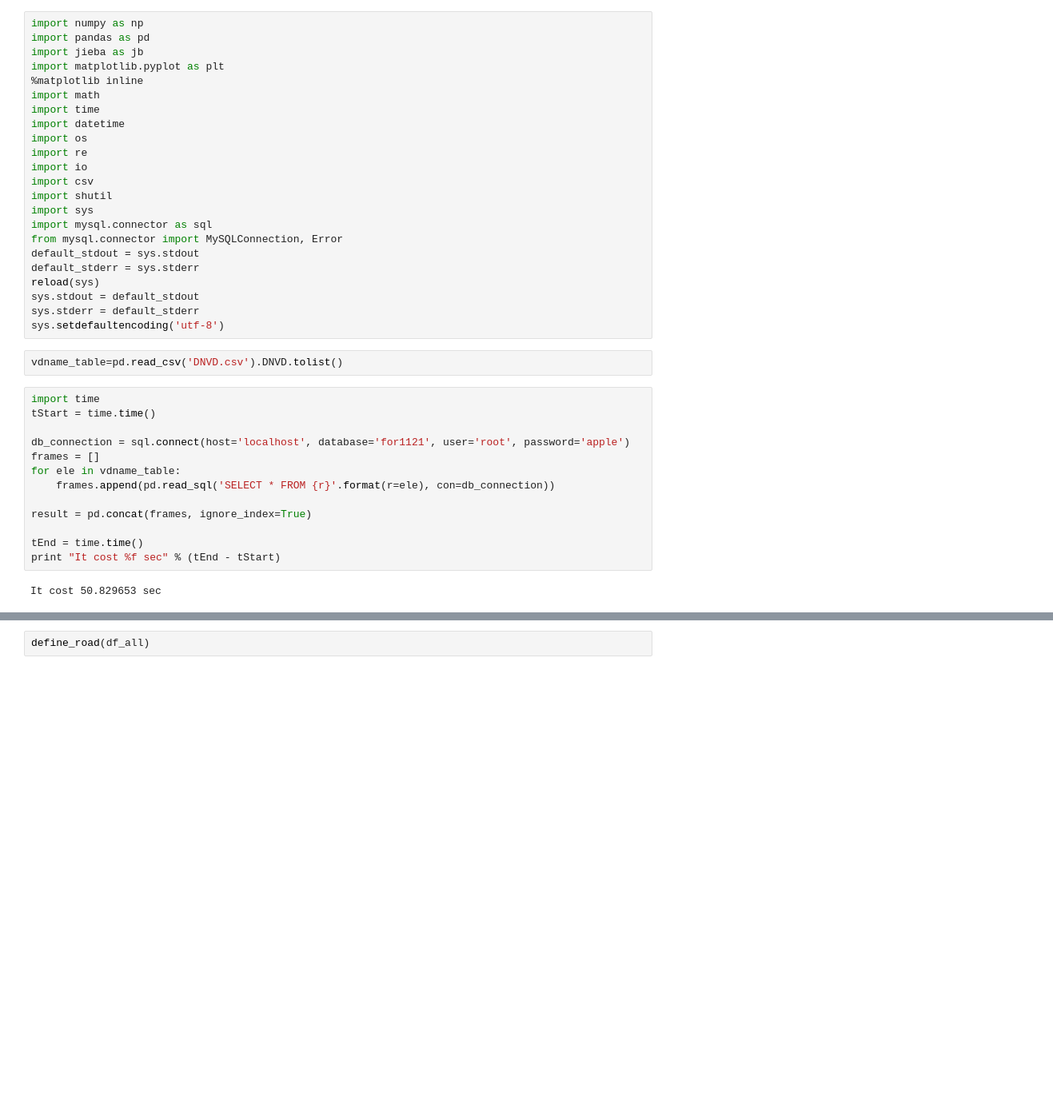
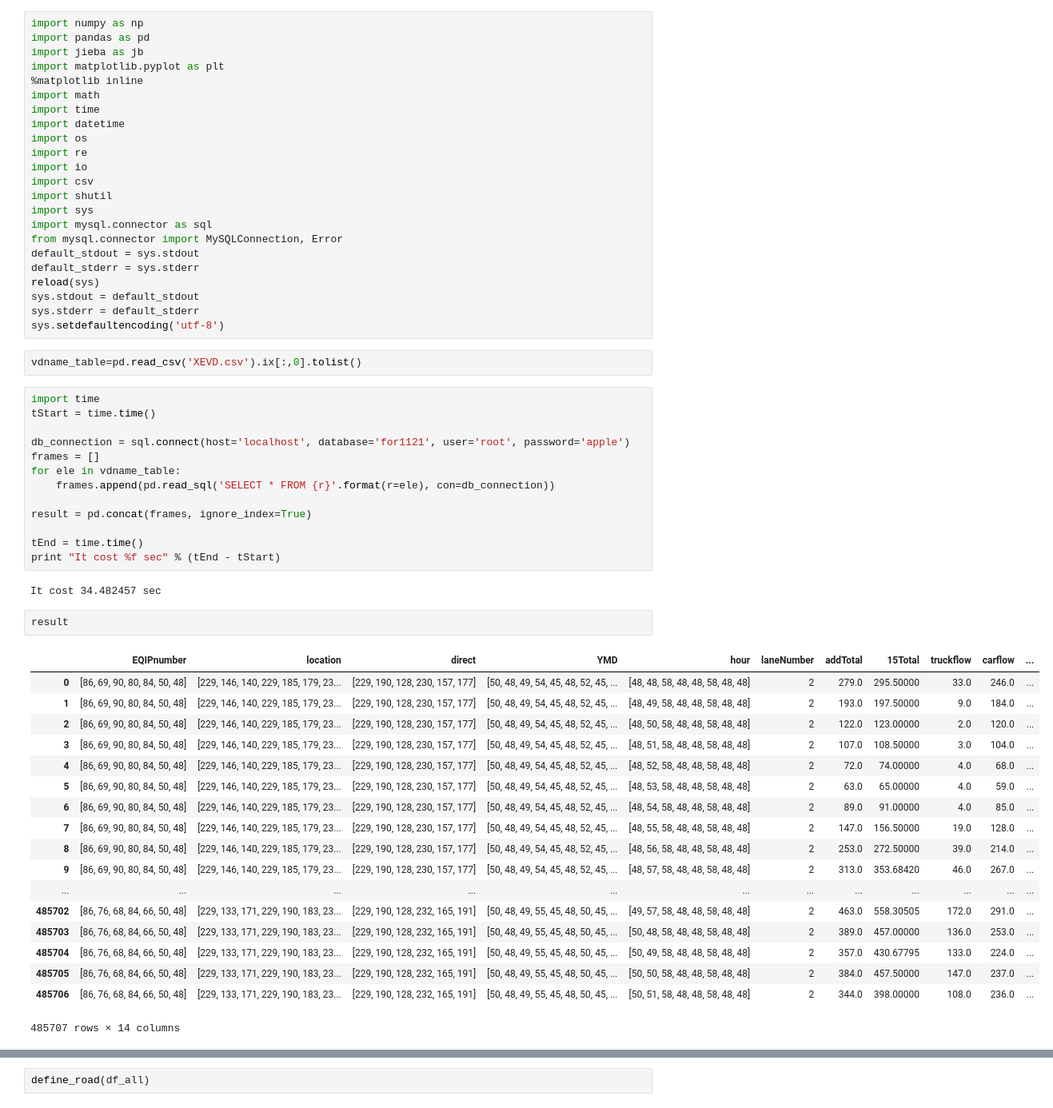
Before and after one commit to JhangShengLuo/traffic_etl, a Jupyter notebook: zc_pandas.ipynb, the cells around one changed output, grey strips where cells are left out. Shown at 80% size. Cells and saved outputs as stored; diff of their text form; blank space fills up the shorter version.

```diff
--- a/zc_pandas.ipynb
+++ b/zc_pandas.ipynb
@@ -22,7 +22,7 @@ sys.stdout = default_stdout
 sys.stderr = default_stderr
 sys.setdefaultencoding('utf-8')
 # %%
-vdname_table=pd.read_csv('DNVD.csv').DNVD.tolist()
+vdname_table=pd.read_csv('XEVD.csv').ix[:,0].tolist()
 # %%
 import time
 tStart = time.time()
@@ -37,7 +37,28 @@ result = pd.concat(frames, ignore_index=True)
 tEnd = time.time()
 print "It cost %f sec" % (tEnd - tStart)
 # %% [output]
-It cost 50.829653 sec
+It cost 34.482457 sec
+# %%
+result
+# %% [output]
+|  | EQIPnumber | location | direct | YMD | hour | laneNumber | addTotal | 15Total | truckflow | carflow | ... |
+| 0 | [86, 69, 90, 80, 84, 50, 48] | [229, 146, 140, 229, 185, 179, 23... | [229, 190, 128, 230, 157, 177] | [50, 48, 49, 54, 45, 48, 52, 45, ... | [48, 48, 58, 48, 48, 58, 48, 48] | 2 | 279.0 | 295.50000 | 33.0 | 246.0 | ... |
+| 1 | [86, 69, 90, 80, 84, 50, 48] | [229, 146, 140, 229, 185, 179, 23... | [229, 190, 128, 230, 157, 177] | [50, 48, 49, 54, 45, 48, 52, 45, ... | [48, 49, 58, 48, 48, 58, 48, 48] | 2 | 193.0 | 197.50000 | 9.0 | 184.0 | ... |
+| 2 | [86, 69, 90, 80, 84, 50, 48] | [229, 146, 140, 229, 185, 179, 23... | [229, 190, 128, 230, 157, 177] | [50, 48, 49, 54, 45, 48, 52, 45, ... | [48, 50, 58, 48, 48, 58, 48, 48] | 2 | 122.0 | 123.00000 | 2.0 | 120.0 | ... |
+| 3 | [86, 69, 90, 80, 84, 50, 48] | [229, 146, 140, 229, 185, 179, 23... | [229, 190, 128, 230, 157, 177] | [50, 48, 49, 54, 45, 48, 52, 45, ... | [48, 51, 58, 48, 48, 58, 48, 48] | 2 | 107.0 | 108.50000 | 3.0 | 104.0 | ... |
+| 4 | [86, 69, 90, 80, 84, 50, 48] | [229, 146, 140, 229, 185, 179, 23... | [229, 190, 128, 230, 157, 177] | [50, 48, 49, 54, 45, 48, 52, 45, ... | [48, 52, 58, 48, 48, 58, 48, 48] | 2 | 72.0 | 74.00000 | 4.0 | 68.0 | ... |
+| 5 | [86, 69, 90, 80, 84, 50, 48] | [229, 146, 140, 229, 185, 179, 23... | [229, 190, 128, 230, 157, 177] | [50, 48, 49, 54, 45, 48, 52, 45, ... | [48, 53, 58, 48, 48, 58, 48, 48] | 2 | 63.0 | 65.00000 | 4.0 | 59.0 | ... |
+| 6 | [86, 69, 90, 80, 84, 50, 48] | [229, 146, 140, 229, 185, 179, 23... | [229, 190, 128, 230, 157, 177] | [50, 48, 49, 54, 45, 48, 52, 45, ... | [48, 54, 58, 48, 48, 58, 48, 48] | 2 | 89.0 | 91.00000 | 4.0 | 85.0 | ... |
+| 7 | [86, 69, 90, 80, 84, 50, 48] | [229, 146, 140, 229, 185, 179, 23... | [229, 190, 128, 230, 157, 177] | [50, 48, 49, 54, 45, 48, 52, 45, ... | [48, 55, 58, 48, 48, 58, 48, 48] | 2 | 147.0 | 156.50000 | 19.0 | 128.0 | ... |
+| 8 | [86, 69, 90, 80, 84, 50, 48] | [229, 146, 140, 229, 185, 179, 23... | [229, 190, 128, 230, 157, 177] | [50, 48, 49, 54, 45, 48, 52, 45, ... | [48, 56, 58, 48, 48, 58, 48, 48] | 2 | 253.0 | 272.50000 | 39.0 | 214.0 | ... |
+| 9 | [86, 69, 90, 80, 84, 50, 48] | [229, 146, 140, 229, 185, 179, 23... | [229, 190, 128, 230, 157, 177] | [50, 48, 49, 54, 45, 48, 52, 45, ... | [48, 57, 58, 48, 48, 58, 48, 48] | 2 | 313.0 | 353.68420 | 46.0 | 267.0 | ... |
+| ... | ... | ... | ... | ... | ... | ... | ... | ... | ... | ... | ... |
+| 485702 | [86, 76, 68, 84, 66, 50, 48] | [229, 133, 171, 229, 190, 183, 23... | [229, 190, 128, 232, 165, 191] | [50, 48, 49, 55, 45, 48, 50, 45, ... | [49, 57, 58, 48, 48, 58, 48, 48] | 2 | 463.0 | 558.30505 | 172.0 | 291.0 | ... |
+| 485703 | [86, 76, 68, 84, 66, 50, 48] | [229, 133, 171, 229, 190, 183, 23... | [229, 190, 128, 232, 165, 191] | [50, 48, 49, 55, 45, 48, 50, 45, ... | [50, 48, 58, 48, 48, 58, 48, 48] | 2 | 389.0 | 457.00000 | 136.0 | 253.0 | ... |
+| 485704 | [86, 76, 68, 84, 66, 50, 48] | [229, 133, 171, 229, 190, 183, 23... | [229, 190, 128, 232, 165, 191] | [50, 48, 49, 55, 45, 48, 50, 45, ... | [50, 49, 58, 48, 48, 58, 48, 48] | 2 | 357.0 | 430.67795 | 133.0 | 224.0 | ... |
+| 485705 | [86, 76, 68, 84, 66, 50, 48] | [229, 133, 171, 229, 190, 183, 23... | [229, 190, 128, 232, 165, 191] | [50, 48, 49, 55, 45, 48, 50, 45, ... | [50, 50, 58, 48, 48, 58, 48, 48] | 2 | 384.0 | 457.50000 | 147.0 | 237.0 | ... |
+| 485706 | [86, 76, 68, 84, 66, 50, 48] | [229, 133, 171, 229, 190, 183, 23... | [229, 190, 128, 232, 165, 191] | [50, 48, 49, 55, 45, 48, 50, 45, ... | [50, 51, 58, 48, 48, 58, 48, 48] | 2 | 344.0 | 398.00000 | 108.0 | 236.0 | ... |
+485707 rows × 14 columns
 # %%
 """
 # 速度較慢淘汰
```
Also changed, not shown: 14 other files.
